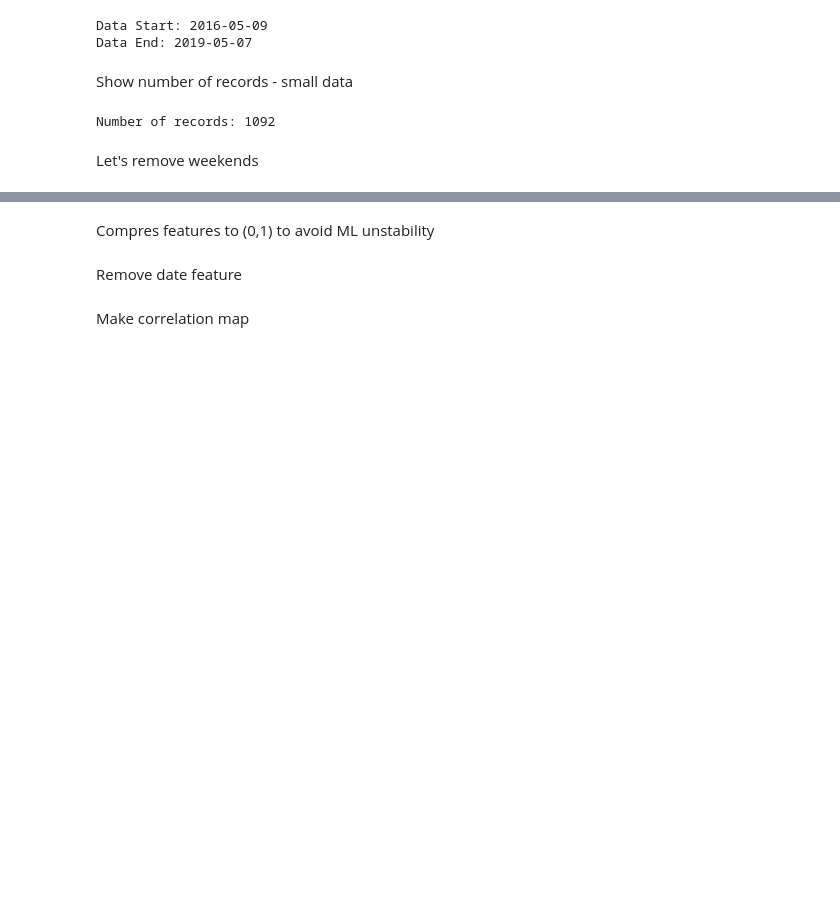
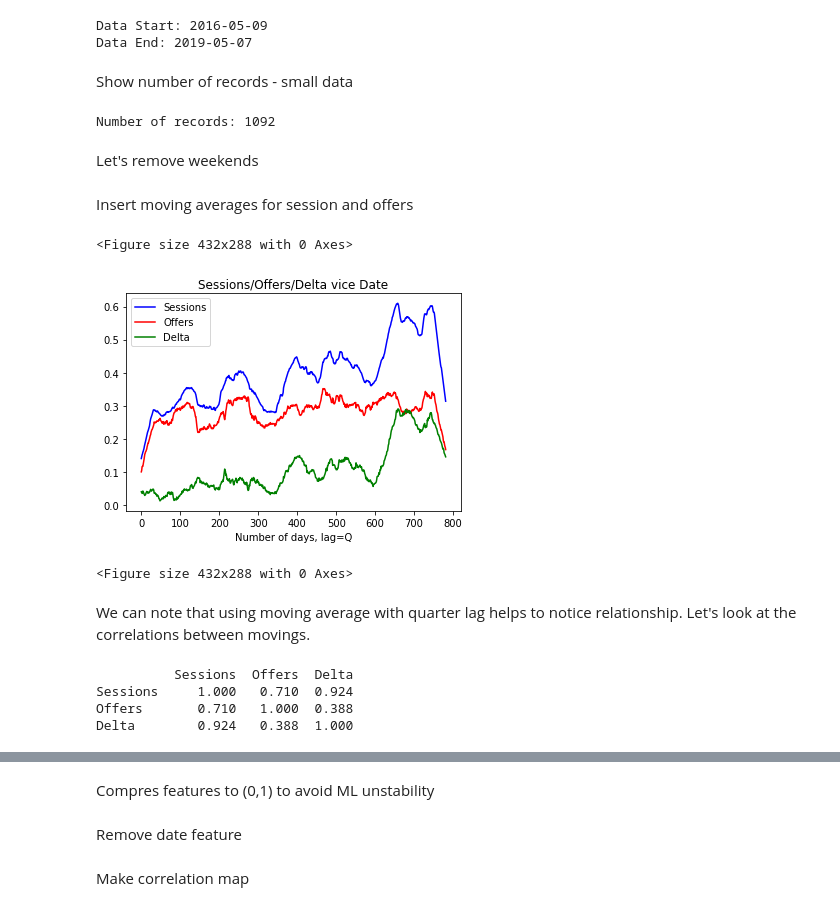
Before and after one commit to SergeyKamenshchikov/MARKETING, a Jupyter notebook: backlog_web.ipynb, the cells around one changed output, grey strips where cells are left out. Saved outputs shown, nothing was run; the diff lists cells and outputs as text; code cells hidden in the pictures; blank space fills up the shorter version.

```diff
--- a/backlog_web.ipynb
+++ b/backlog_web.ipynb
@@ -150,3 +148,39 @@ indexNames=df[df['Day of week']=='Sunday'].index
 df.drop(indexNames,inplace=True)
 del df['Day of week']
 df_origin=df.copy()
+# %% [markdown]
+Insert moving averages for session and offers
+# %%
+df_origin['Visits-s']=standart(df_origin['Visits'])
+df_origin['Offers-s']=standart(df_origin['Offers'])
+
+Sessions=list(df_origin['Visits-s'])
+Offers=list(df_origin['Offers-s'])
+
+x=range(len(Sessions))
+y_av_ses=list(movingaverage(Sessions,60))
+y_av_offers=list(movingaverage(Offers,60))
+delta=[(x-y) for x,y in zip(y_av_ses, y_av_offers)]
+
+plt.plot(x, y_av_ses,"b")
+plt.plot(x, y_av_offers,"r")
+plt.plot(x, delta,"g")
+plt.title('Sessions/Offers/Delta vice Date')
+plt.xlabel('Number of days, lag=Q')
+plt.gca().legend(('Sessions','Offers','Delta'))
+plt.figure()
+# %% [output]
+<Figure size 432x288 with 0 Axes>
+[figure, added]
+<Figure size 432x288 with 0 Axes>
+# %% [markdown]
+We can note that using moving average with quarter lag helps to notice relationship. Let's look at the correlations between movings.
+# %%
+d={'Sessions':y_av_ses,'Offers':y_av_offers,'Delta':delta}
+df_movings=pd.DataFrame(d)
+print(df_movings.corr())
+# %% [output]
+          Sessions  Offers  Delta
+Sessions     1.000   0.710  0.924
+Offers       0.710   1.000  0.388
+Delta        0.924   0.388  1.000
```
Also changed, not shown: parts of 13 cells of this notebook.
